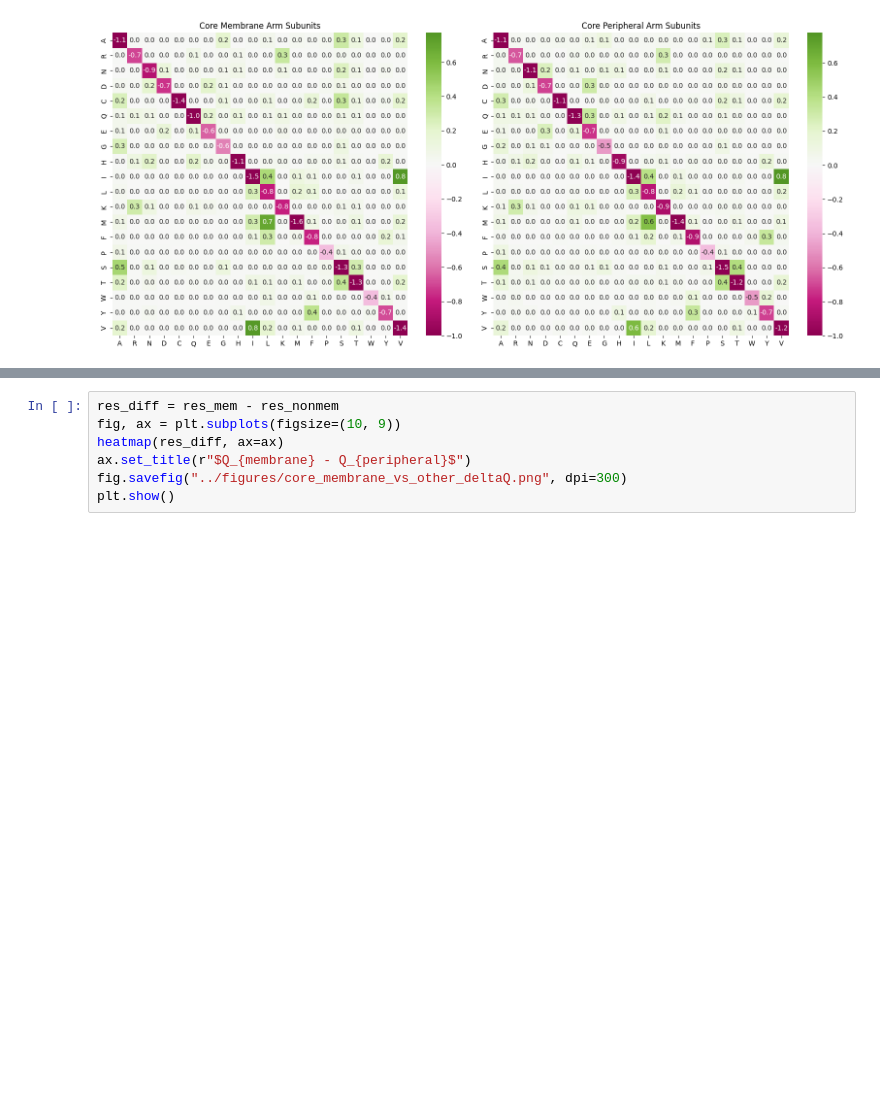
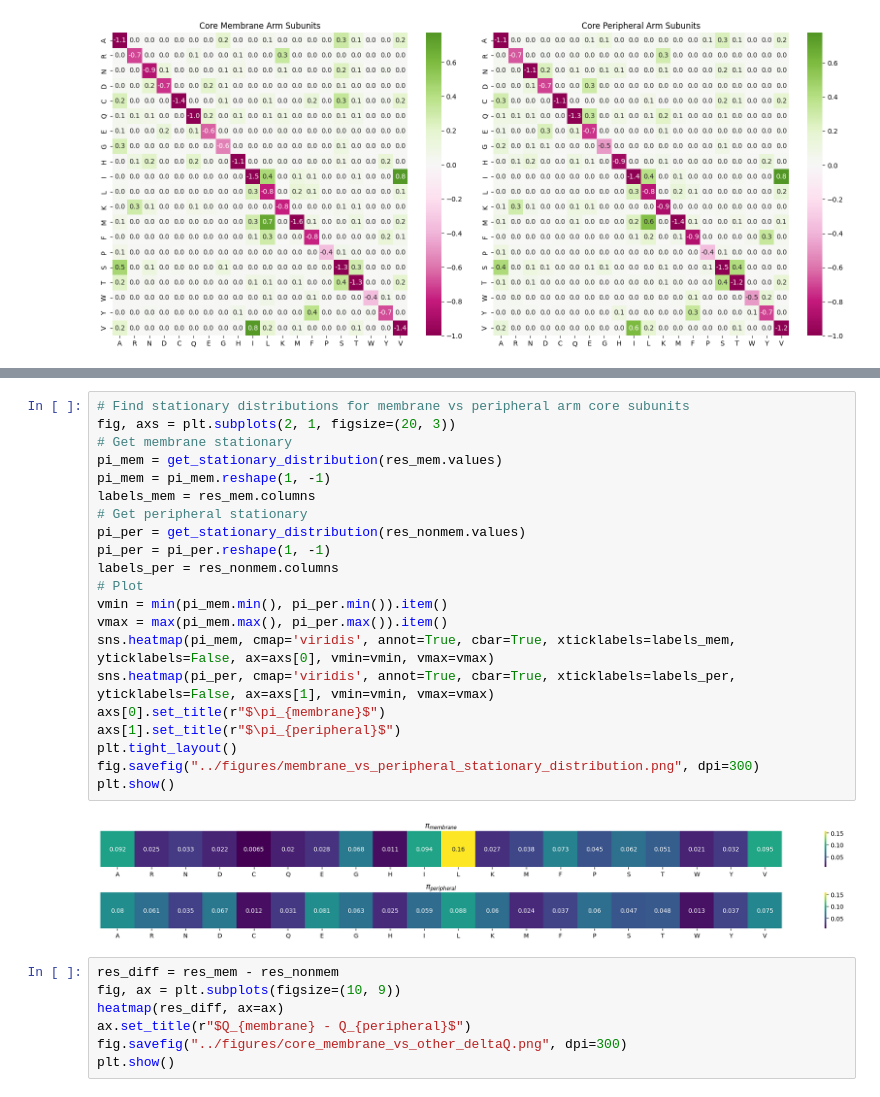
Before and after one commit to genicos/cherryproj, a Jupyter notebook: run_cherryml.ipynb, the cells around one changed output, grey strips where cells are left out. Cells and saved outputs as stored; diff of their text form; blank space fills up the shorter version.

```diff
--- a/run_cherryml.ipynb
+++ b/run_cherryml.ipynb
@@ -192,3 +227,26 @@ plt.show()
+# %%
+# Find stationary distributions for membrane vs peripheral arm core subunits
+fig, axs = plt.subplots(2, 1, figsize=(20, 3))
+# Get membrane stationary
+pi_mem = get_stationary_distribution(res_mem.values)
+pi_mem = pi_mem.reshape(1, -1)
+labels_mem = res_mem.columns
+# Get peripheral stationary
+pi_per = get_stationary_distribution(res_nonmem.values)
+pi_per = pi_per.reshape(1, -1)
+labels_per = res_nonmem.columns
+# Plot
+vmin = min(pi_mem.min(), pi_per.min()).item()
+vmax = max(pi_mem.max(), pi_per.max()).item()
+sns.heatmap(pi_mem, cmap='viridis', annot=True, cbar=True, xticklabels=labels_mem, yticklabels=False, ax=axs[0], vmin=vmin, vmax=vmax)
+sns.heatmap(pi_per, cmap='viridis', annot=True, cbar=True, xticklabels=labels_per, yticklabels=False, ax=axs[1], vmin=vmin, vmax=vmax)
+axs[0].set_title(r"$\pi_{membrane}$")
+axs[1].set_title(r"$\pi_{peripheral}$")
+plt.tight_layout()
+fig.savefig("../figures/membrane_vs_peripheral_stationary_distribution.png", dpi=300)
+plt.show()
+# %% [output]
+[figure, added]
 # %%
 res_diff = res_mem - res_nonmem
 fig, ax = plt.subplots(figsize=(10, 9))
```
Also changed, not shown: parts of 5 cells of this notebook.
